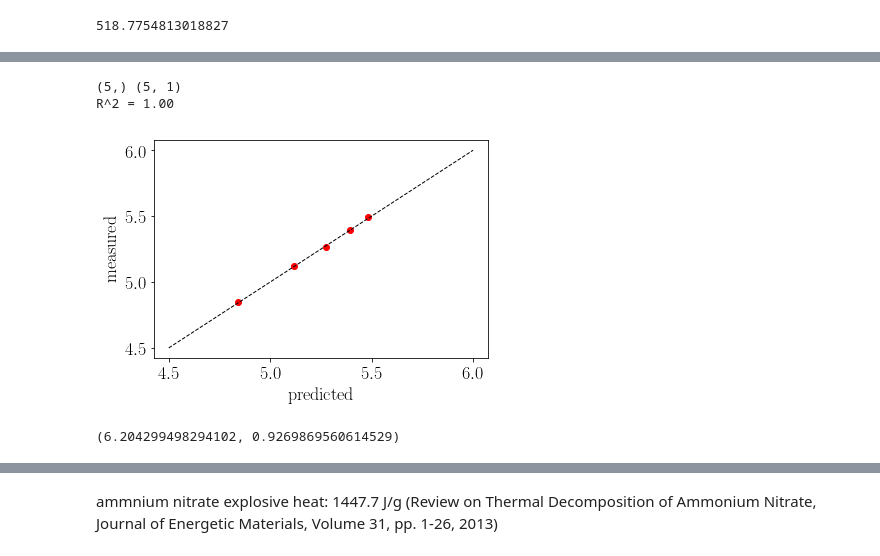
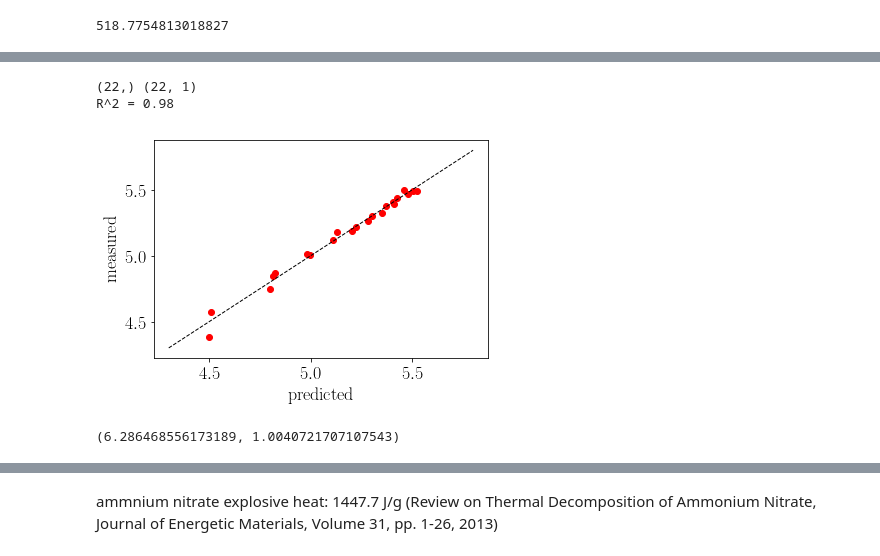
Before and after one commit to jsdiazpo/Physics-Digressions, a Jupyter notebook: Beirut-Explosion.ipynb, the cells around one changed output, grey strips where cells are left out. Cells and saved outputs as stored; diff of their text form; code cells hidden in the pictures.

```diff
--- a/Beirut-Explosion.ipynb
+++ b/Beirut-Explosion.ipynb
@@ -148,0 +143,2 @@ plt.rc('ytick',labelsize=18);
+# %%
+df = pd.concat([df1, df2, df3], axis=0).reset_index(drop=True)
@@ -149,28 +165,29 @@ plt.rc('ytick',labelsize=18);
 # %%
-X2 = df2['log10_t'].values.reshape(1, -1).T
-y2 = df2['5/2*log10_R'].values
-print(y2.shape, X2.shape)
+X = df['log10_t'].values.reshape(1, -1).T
+y = df['5/2*log10_R'].values
+print(y.shape, X.shape)
 
 from sklearn.linear_model import LinearRegression
 from sklearn.metrics import r2_score
-model2 = LinearRegression()
-model2.fit(X2, y2)
-yhat2 = model2.predict(X2)
+model = LinearRegression()
+model.fit(X, y)
+yhat = model.predict(X)
 
-print(f'R^2 = {r2_score(yhat2, y2):.2f}')
-plt.scatter(yhat2, y2, color='r')
-line2 = np.linspace(4.5, 6)
+print(f'R^2 = {r2_score(yhat, y):.2f}')
+plt.scatter(yhat, y, color='r')
+line2 = np.linspace(4.3, 5.8)
 plt.xlabel('predicted')
 plt.ylabel('measured')
 plt.plot(line2, line2, 'k--', linewidth=1);
 # %% [output]
-(5,) (5, 1)
-R^2 = 1.00
+(22,) (22, 1)
+R^2 = 0.98
-[figure, old version]
+[figure, new version]
-# %%
-model2.intercept_, model2.coef_[0]
-# %% [output]
-(6.204299498294102, 0.9269869560614529)
+# %%
+intercept, slope = model.intercept_, model.coef_[0]
+intercept, slope
+# %% [output]
+(6.286468556173189, 1.0040721707107543)
 # %%
 fig, ax = plt.subplots()
 fig.set_size_inches(7, 7)
```
Also changed, not shown: parts of 13 cells of this notebook.
